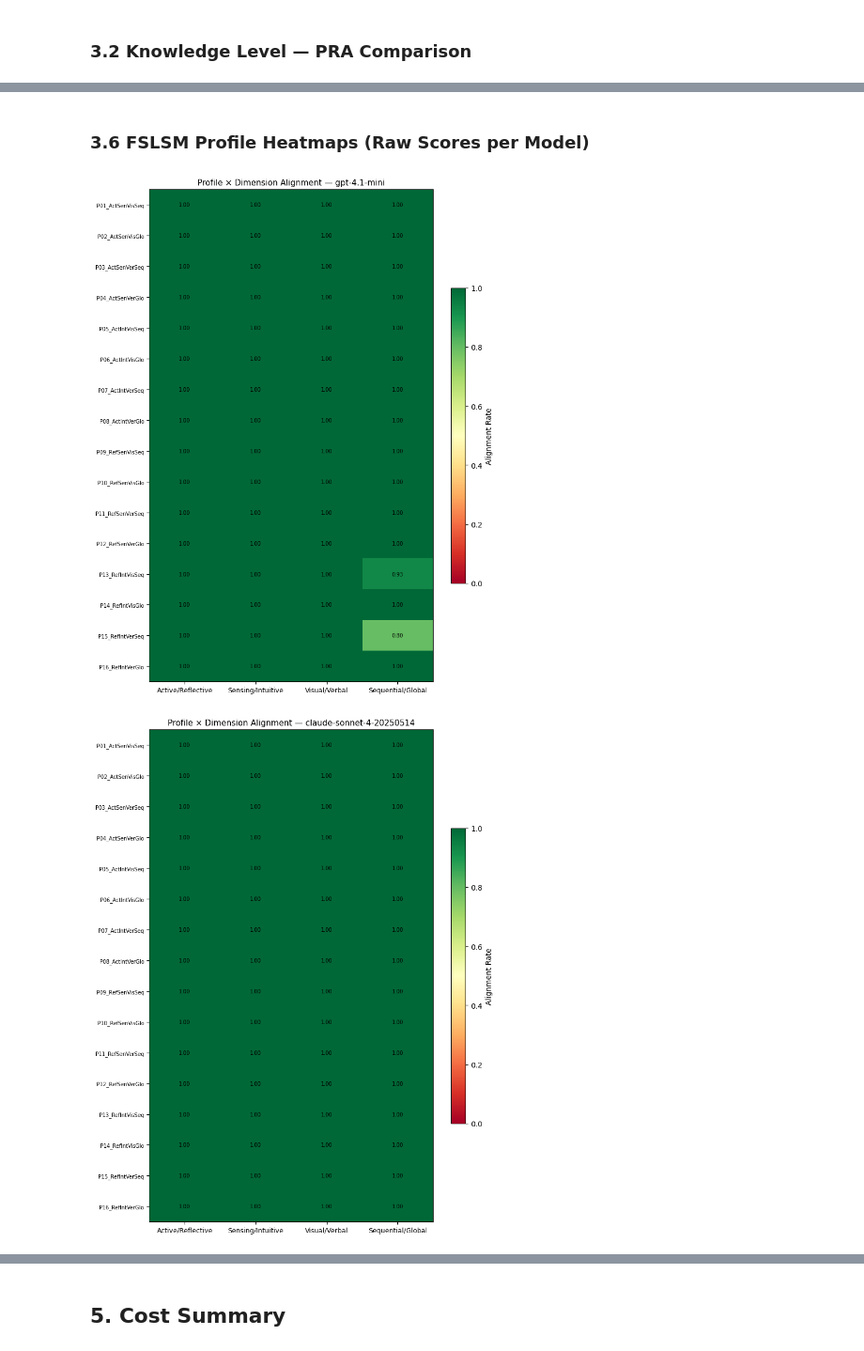
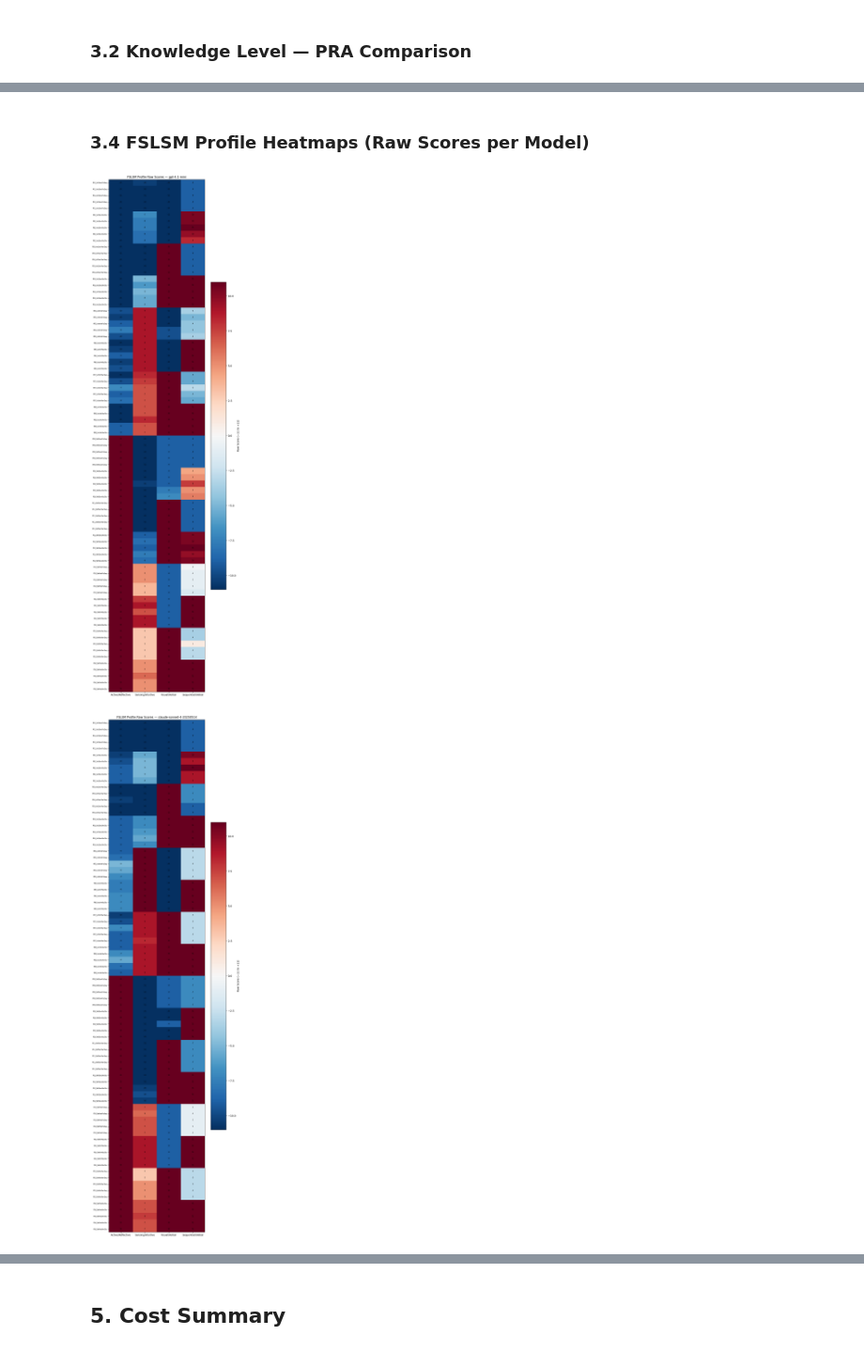
Before and after one commit to Nyeinchanaung/fslsm-mcp-rag, a Jupyter notebook: experiments/exp1_agent_fidelity/report.ipynb, the cells around one changed output, grey strips where cells are left out. Shown at 94% size. Cells and saved outputs as stored; diff of their text form; code cells hidden in the pictures.

Commit message:
adding more agent

```diff
--- a/experiments/exp1_agent_fidelity/report.ipynb
+++ b/experiments/exp1_agent_fidelity/report.ipynb
@@ -328,46 +260,46 @@ plt.show()
 # %% [markdown]
-### 3.6 FSLSM Profile Heatmaps (Raw Scores per Model)
+### 3.4 FSLSM Profile Heatmaps (Raw Scores per Model)
 # %%
-# ── 3.6  FSLSM Profile Heatmaps (Raw Scores per Model) ───────────────
+# ── 3.4  FSLSM Profile Heatmaps (Raw Scores per Model) ──────────────
 for model in MODELS:
     safe = model.replace("/", "_").replace(":", "_")
     results_file = METRICS_DIR / f"{safe}_results.json"
     if not results_file.exists():
-        print(f"Skipping {model} — results file not found")
+        print(f"Skipping {model} — file not found")
         continue
 
     results = json.loads(results_file.read_text())
 
-    # Build profile × dimension match matrix
-    profile_dim_matches: dict = {}
+    # Build matrix: agents × dimensions (mean across trials)
+    agent_data: dict = {}
     for r in results:
-        code = r["profile_code"]
-        if code not in profile_dim_matches:
-            profile_dim_matches[code] = {d: [] for d in FSLSM_DIMENSIONS}
+        uid = r["agent_uid"]
+        if uid not in agent_data:
+            agent_data[uid] = {"scores": {d: [] for d in FSLSM_DIMENSIONS},
+                               "profile_code": r["profile_code"]}
         for d in FSLSM_DIMENSIONS:
-            det = r["detected"][d]
-            asgn = r["assigned"][d]
-            profile_dim_matches[code][d].append(int(asgn == det) if det != 0 else 0)
+            agent_data[uid]["scores"][d].append(r["raw_scores"][d])
 
-    profile_codes = sorted(profile_dim_matches.keys())
+    agent_uids = sorted(agent_data.keys())
     matrix = np.array([
-        [np.mean(profile_dim_matches[code][d]) for d in FSLSM_DIMENSIONS]
-        for code in profile_codes
+        [np.mean(agent_data[uid]["scores"][d]) for d in FSLSM_DIMENSIONS]
+        for uid in agent_uids
     ])
+    profile_labels = [agent_data[uid]["profile_code"] for uid in agent_uids]
 
-    fig, ax = plt.subplots(figsize=(8, 10))
-    im = ax.imshow(matrix, cmap="RdYlGn", aspect="auto", vmin=0, vmax=1)
+    fig, ax = plt.subplots(figsize=(8, max(6, len(agent_uids) * 0.35)))
+    im = ax.imshow(matrix, cmap="RdBu_r", aspect="auto", vmin=-11, vmax=11)
     ax.set_xticks(range(len(FSLSM_DIMENSIONS)))
     ax.set_xticklabels(DIM_AXIS_LABELS, fontsize=9)
-    ax.set_yticks(range(len(profile_codes)))
-    ax.set_yticklabels(profile_codes, fontsize=7)
-    ax.set_title(f"Profile × Dimension Alignment — {model}", fontsize=11)
-    for i in range(len(profile_codes)):
+    ax.set_yticks(range(len(agent_uids)))
+    ax.set_yticklabels(profile_labels, fontsize=6)
+    ax.set_title(f"FSLSM Profile Raw Scores — {model}", fontsize=11)
+    for i in range(len(agent_uids)):
         for j in range(len(FSLSM_DIMENSIONS)):
-            ax.text(j, i, f"{matrix[i, j]:.2f}", ha="center", va="center", fontsize=7)
-    fig.colorbar(im, ax=ax, shrink=0.6, label="Alignment Rate")
+            ax.text(j, i, f"{matrix[i, j]:.0f}", ha="center", va="center", fontsize=6)
+    fig.colorbar(im, ax=ax, shrink=0.6, label="Raw Score (−11 to +11)")
     plt.tight_layout()
     plt.show()
 # %% [output]
-[figure, old version]
+[figure, new version]
-[figure, old version]
+[figure, new version]
```
Also changed, not shown: parts of 31 cells of this notebook, 13 other files.
